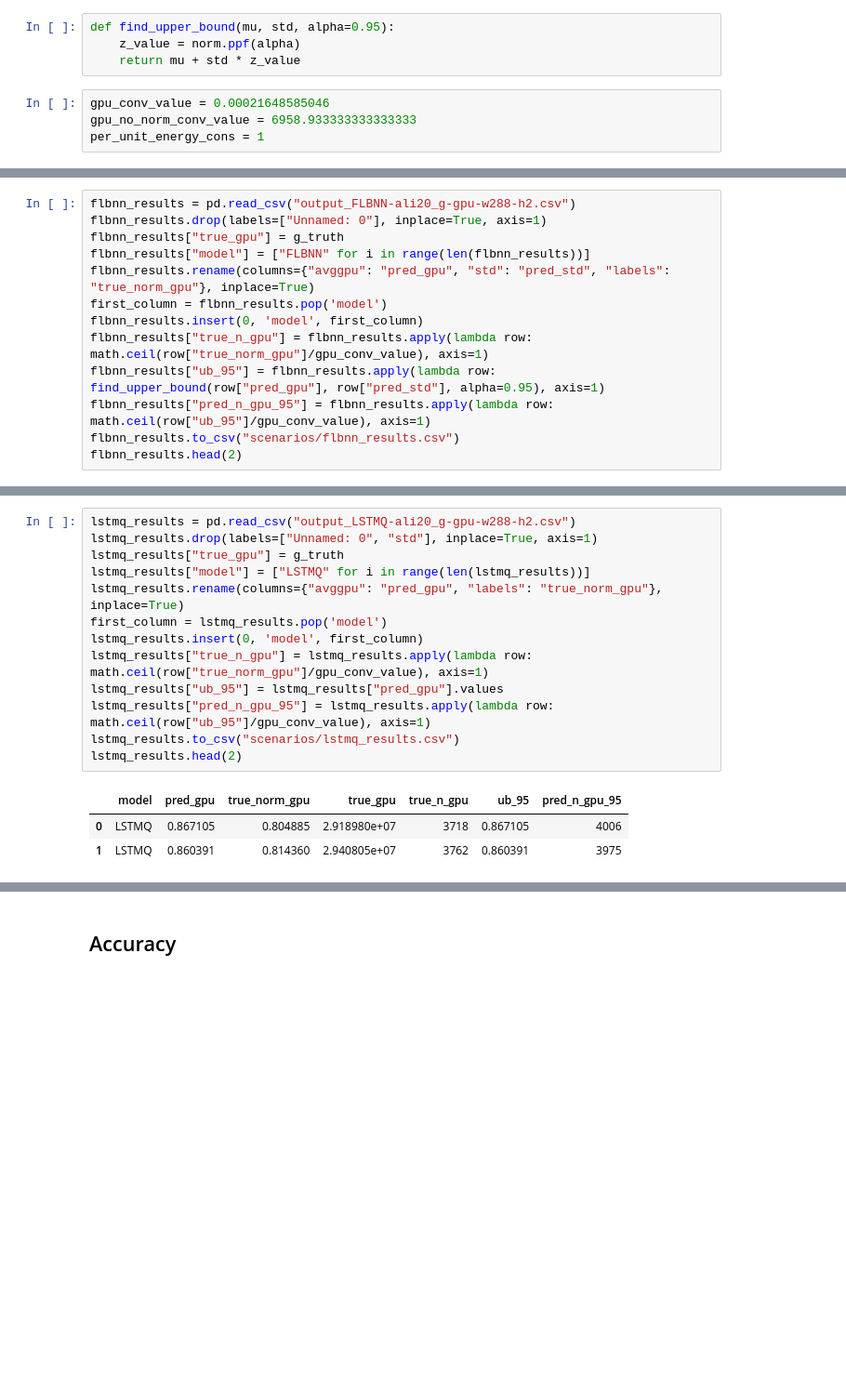
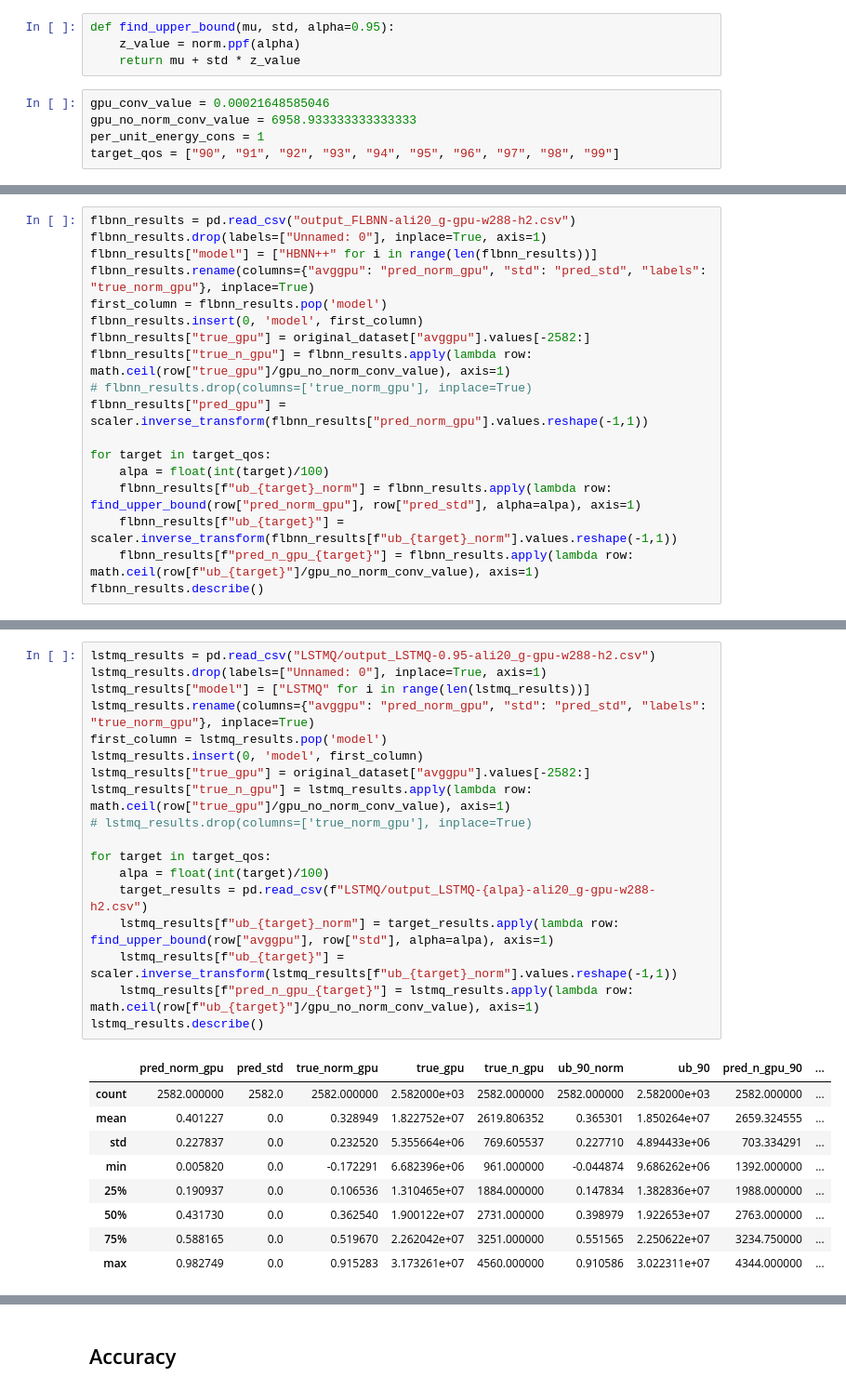
Before and after one commit to andreareds/GreenUncertaintyForecaster, a Jupyter notebook: res/analysis.ipynb, the cells around one changed output, grey strips where cells are left out. Shown at 93% size. Saved outputs shown, nothing was run; the diff lists cells and outputs as text; blank space fills up the shorter version.

```diff
--- a/res/analysis.ipynb
+++ b/res/analysis.ipynb
@@ -13,5 +14,6 @@ def find_upper_bound(mu, std, alpha=0.95):
 gpu_conv_value = 0.00021648585046
 gpu_no_norm_conv_value = 6958.933333333333333
 per_unit_energy_cons = 1
+target_qos = ["90", "91", "92", "93", "94", "95", "96", "97", "98", "99"]
 # %%
 original_dataset = pd.read_csv("../saved_data/ali20/ali20_g.csv")
@@ -77,14 +91,19 @@ monte_results.describe()
 # %%
 flbnn_results = pd.read_csv("output_FLBNN-ali20_g-gpu-w288-h2.csv")
 flbnn_results.drop(labels=["Unnamed: 0"], inplace=True, axis=1)
-flbnn_results["true_gpu"] = g_truth
-flbnn_results["model"] = ["FLBNN" for i in range(len(flbnn_results))]
-flbnn_results.rename(columns={"avggpu": "pred_gpu", "std": "pred_std", "labels": "true_norm_gpu"}, inplace=True)
+flbnn_results["model"] = ["HBNN++" for i in range(len(flbnn_results))]
+flbnn_results.rename(columns={"avggpu": "pred_norm_gpu", "std": "pred_std", "labels": "true_norm_gpu"}, inplace=True)
 first_column = flbnn_results.pop('model')
 flbnn_results.insert(0, 'model', first_column)
-flbnn_results["true_n_gpu"] = flbnn_results.apply(lambda row: math.ceil(row["true_norm_gpu"]/gpu_conv_value), axis=1)
-flbnn_results["ub_95"] = flbnn_results.apply(lambda row: find_upper_bound(row["pred_gpu"], row["pred_std"], alpha=0.95), axis=1)
-flbnn_results["pred_n_gpu_95"] = flbnn_results.apply(lambda row: math.ceil(row["ub_95"]/gpu_conv_value), axis=1)
-flbnn_results.to_csv("scenarios/flbnn_results.csv")
-flbnn_results.head(2)
+flbnn_results["true_gpu"] = original_dataset["avggpu"].values[-2582:]
+flbnn_results["true_n_gpu"] = flbnn_results.apply(lambda row: math.ceil(row["true_gpu"]/gpu_no_norm_conv_value), axis=1)
+# flbnn_results.drop(columns=['true_norm_gpu'], inplace=True)
+flbnn_results["pred_gpu"] = scaler.inverse_transform(flbnn_results["pred_norm_gpu"].values.reshape(-1,1))
+
+for target in target_qos:
+    alpa = float(int(target)/100)
+    flbnn_results[f"ub_{target}_norm"] = flbnn_results.apply(lambda row: find_upper_bound(row["pred_norm_gpu"], row["pred_std"], alpha=alpa), axis=1)
+    flbnn_results[f"ub_{target}"] = scaler.inverse_transform(flbnn_results[f"ub_{target}_norm"].values.reshape(-1,1))
+    flbnn_results[f"pred_n_gpu_{target}"] = flbnn_results.apply(lambda row: math.ceil(row[f"ub_{target}"]/gpu_no_norm_conv_value), axis=1)
+flbnn_results.describe()
 # %% [output]
@@ -94,17 +120,28 @@ flbnn_results.head(2)
 # %%
-lstmq_results = pd.read_csv("output_LSTMQ-ali20_g-gpu-w288-h2.csv")
-lstmq_results.drop(labels=["Unnamed: 0", "std"], inplace=True, axis=1)
-lstmq_results["true_gpu"] = g_truth
+lstmq_results = pd.read_csv("LSTMQ/output_LSTMQ-0.95-ali20_g-gpu-w288-h2.csv")
+lstmq_results.drop(labels=["Unnamed: 0"], inplace=True, axis=1)
 lstmq_results["model"] = ["LSTMQ" for i in range(len(lstmq_results))]
-lstmq_results.rename(columns={"avggpu": "pred_gpu", "labels": "true_norm_gpu"}, inplace=True)
+lstmq_results.rename(columns={"avggpu": "pred_norm_gpu", "std": "pred_std", "labels": "true_norm_gpu"}, inplace=True)
 first_column = lstmq_results.pop('model')
 lstmq_results.insert(0, 'model', first_column)
-lstmq_results["true_n_gpu"] = lstmq_results.apply(lambda row: math.ceil(row["true_norm_gpu"]/gpu_conv_value), axis=1)
-lstmq_results["ub_95"] = lstmq_results["pred_gpu"].values
-lstmq_results["pred_n_gpu_95"] = lstmq_results.apply(lambda row: math.ceil(row["ub_95"]/gpu_conv_value), axis=1)
-lstmq_results.to_csv("scenarios/lstmq_results.csv")
-lstmq_results.head(2)
+lstmq_results["true_gpu"] = original_dataset["avggpu"].values[-2582:]
+lstmq_results["true_n_gpu"] = lstmq_results.apply(lambda row: math.ceil(row["true_gpu"]/gpu_no_norm_conv_value), axis=1)
+# lstmq_results.drop(columns=['true_norm_gpu'], inplace=True)
+
+for target in target_qos:
+    alpa = float(int(target)/100)
+    target_results = pd.read_csv(f"LSTMQ/output_LSTMQ-{alpa}-ali20_g-gpu-w288-h2.csv")
+    lstmq_results[f"ub_{target}_norm"] = target_results.apply(lambda row: find_upper_bound(row["avggpu"], row["std"], alpha=alpa), axis=1)
+    lstmq_results[f"ub_{target}"] = scaler.inverse_transform(lstmq_results[f"ub_{target}_norm"].values.reshape(-1,1))
+    lstmq_results[f"pred_n_gpu_{target}"] = lstmq_results.apply(lambda row: math.ceil(row[f"ub_{target}"]/gpu_no_norm_conv_value), axis=1)
+lstmq_results.describe()
 # %% [output]
-|  | model | pred_gpu | true_norm_gpu | true_gpu | true_n_gpu | ub_95 | pred_n_gpu_95 |
-| 0 | LSTMQ | 0.867105 | 0.804885 | 2.918980e+07 | 3718 | 0.867105 | 4006 |
-| 1 | LSTMQ | 0.860391 | 0.814360 | 2.940805e+07 | 3762 | 0.860391 | 3975 |
+|  | pred_norm_gpu | pred_std | true_norm_gpu | true_gpu | true_n_gpu | ub_90_norm | ub_90 | pred_n_gpu_90 | ... |
+| count | 2582.000000 | 2582.0 | 2582.000000 | 2.582000e+03 | 2582.000000 | 2582.000000 | 2.582000e+03 | 2582.000000 | ... |
+| mean | 0.401227 | 0.0 | 0.328949 | 1.822752e+07 | 2619.806352 | 0.365301 | 1.850264e+07 | 2659.324555 | ... |
+| std | 0.227837 | 0.0 | 0.232520 | 5.355664e+06 | 769.605537 | 0.227710 | 4.894433e+06 | 703.334291 | ... |
+| min | 0.005820 | 0.0 | -0.172291 | 6.682396e+06 | 961.000000 | -0.044874 | 9.686262e+06 | 1392.000000 | ... |
+| 25% | 0.190937 | 0.0 | 0.106536 | 1.310465e+07 | 1884.000000 | 0.147834 | 1.382836e+07 | 1988.000000 | ... |
+| 50% | 0.431730 | 0.0 | 0.362540 | 1.900122e+07 | 2731.000000 | 0.398979 | 1.922653e+07 | 2763.000000 | ... |
+| 75% | 0.588165 | 0.0 | 0.519670 | 2.262042e+07 | 3251.000000 | 0.551565 | 2.250622e+07 | 3234.750000 | ... |
+| max | 0.982749 | 0.0 | 0.915283 | 3.173261e+07 | 4560.000000 | 0.910586 | 3.022311e+07 | 4344.000000 | ... |
```
Also changed, not shown: parts of 32 cells of this notebook, 4 other files.
